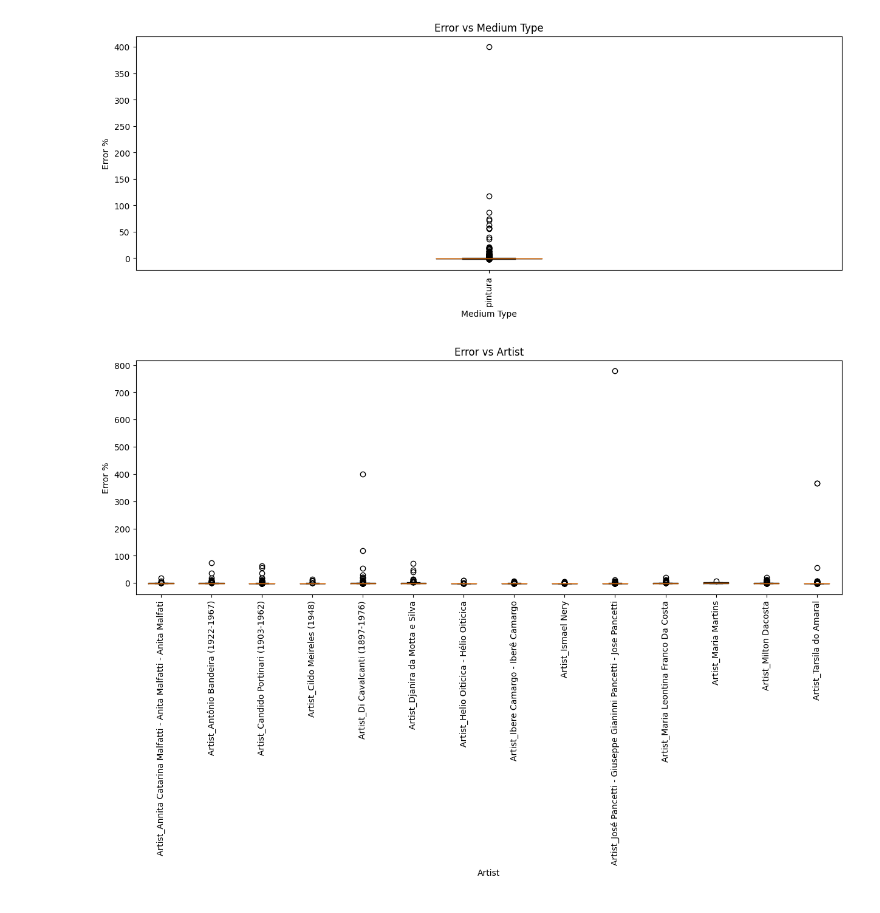
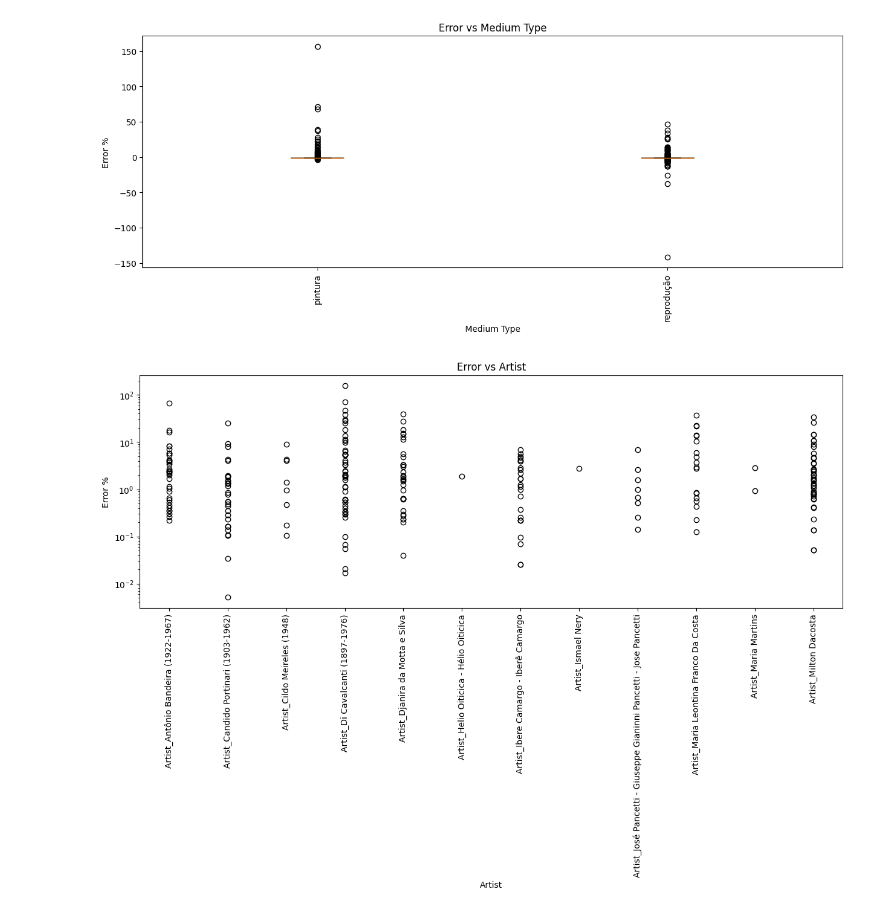
Before and after one commit to cryptogazzetta/Arte, a Jupyter notebook: analysis/catalogo_das_artes.ipynb, the cells around one changed output. Drawn from its saved outputs; the diff is of its cells as text; code cells hidden in the pictures.

```diff
--- a/analysis/catalogo_das_artes.ipynb
+++ b/analysis/catalogo_das_artes.ipynb
@@ -166,7 +188,7 @@ Found 464 lots for Candido Portinari (1903-1962)
 def fit_models(X_train, y_train, X_test, y_test):
     models = {'Linear Regression': LinearRegression(),
               'Decision Tree': DecisionTreeRegressor(),
-              'Random Forest': RandomForestRegressor(n_estimators=10, min_samples_leaf=2, min_samples_split=4),
+              'Random Forest': RandomForestRegressor(),
               'Gradient Boosting': GradientBoostingRegressor()}
 
     models_df = pd.DataFrame(columns=['Linear Regression', 'Decision Tree', 'Random Forest', 'Gradient Boosting'],
@@ -196,8 +218,8 @@ def fit_models(X_train, y_train, X_test, y_test):
 import warnings
 warnings.filterwarnings('ignore')
 
-lots_to_model = lots[['Artist', 'Width (cm)', 'Height (cm)', 'Year of sale', 'Price (BRL)', 'Medium_type', 'Area (cm²)']]#, 'Year']]
-lots_to_model.dropna(subset=['Artist', 'Width (cm)', 'Height (cm)', 'Year of sale', 'Price (BRL)', 'Medium_type', 'Area (cm²)'], inplace=True)
+lots_to_model = lots[['Artist', 'Width (cm)', 'Height (cm)', 'Year of sale', 'Price (BRL)', 'Medium_type']]#, 'Year']]
+lots_to_model.dropna(subset=['Artist', 'Width (cm)', 'Height (cm)', 'Year of sale', 'Price (BRL)', 'Medium_type'], inplace=True)
 # lots_to_model.fillna(value=1970, inplace=True) # fill NaN year with 1970
 
 print('shape of lots_to_model (before split):', str(lots_to_model.shape))
@@ -237,0 +327,23 @@ model features: 21
+# %%
+pred_rf = models['Random Forest'].predict(X_test)
+pred_dt = models['Decision Tree'].predict(X_test)
+
+weight_rf = 0
+weight_dt = 0
+ensemble_df = pd.DataFrame(columns=['MSE', 'MAE', 'Weight XGB', 'Weight RF', 'Weight DT'])
+for i in range(0,10):
+    weight_xgb = 1 - weight_rf - weight_dt
+
+    final_pred = (weight_xgb * pred_xgb) + (weight_rf * pred_rf) + (weight_dt * pred_dt)
+
+    ensemble_mse = mean_squared_error(y_test, final_pred)
+    ensemble_mae = mean_absolute_error(y_test, final_pred)
+
+    # store mse, mae and weights in a dataframe
+    ensemble_df.loc[i] = [f'{ensemble_mse:.2f}', ensemble_mae, weight_xgb, weight_rf, weight_dt]
+
+    weight_rf += 0.1
+    weight_dt += 0.1
+
+
+ensemble_df.sort_values(by='MSE')
@@ -239,7 +363,7 @@ model features: 21
 ## COMPARE MODEL PERFORMANCE ACROSS MEDIUM TYPES
 # add predicted_price column to lots_to_model
 lots_copy = X_test.copy()
-lots_copy['Predicted Price'] = models['Random Forest'].predict(X_test)
+lots_copy['Predicted Price'] = final_pred
 lots_copy['Actual Price'] = y_test
 lots_copy['Error'] = lots_copy['Predicted Price'] - lots_copy['Actual Price']
 lots_copy['Error %'] = lots_copy['Error'] / lots_copy['Actual Price'] - 1
@@ -272,21 +411,23 @@ Name: count, dtype: int64
 # %%
-## ERROR ACROSS MEDIUM TYPES
+## COMPARE PCT ERROR ACROSS MEDIUM TYPES
 
-medium_types = ['pintura']# , 'desenho', 'reprodução']
+medium_types = ['pintura', 'reprodução'] #, 'desenho']
 
 ## Compare pct error across medium types
 # boxplot: error vs medium type
 plt.figure(figsize=(15, 5))
 plt.title('Error vs Medium Type')
 plt.xlabel('Medium Type')
 plt.ylabel('Error %')
 plt.xticks(rotation=90)
 plt.boxplot([
-             lots_copy[lots_copy['Medium_type_pintura'] == 1]['Error %']],
+             lots_copy[lots_copy['Medium_type_pintura'] == 1]['Error %'],
+             #lots_copy[lots_copy['Medium_type_desenho'] == 1]['Error %'],
+             lots_copy[lots_copy['Medium_type_reprodução'] == 1]['Error %']],
              labels=medium_types)
 plt.show()
 # %% [output]
-[figure, old version]
+[figure, new version]
 # %%
 ## COMPARE PCT ERROR ACROSS ARTISTS
 artists = lots_copy.columns[1:-10]
@@ -296,11 +437,12 @@ plt.figure(figsize=(15, 5))
 plt.title('Error vs Artist')
 plt.xlabel('Artist')
 plt.ylabel('Error %')
+plt.yscale('log')
 plt.xticks(rotation=90)
 plt.boxplot([lots_copy[lots_copy[artist] == 1]['Error %'] for artist in artists], labels=artists)
 plt.show()
 # %% [output]
-[figure, old version]
+[figure, new version]
 # %%
 # show 10 biggest errors
 lots_copy.sort_values('Error %', ascending=False).head(10)
```
Also changed, not shown: parts of 17 cells of this notebook, 17 other files.
